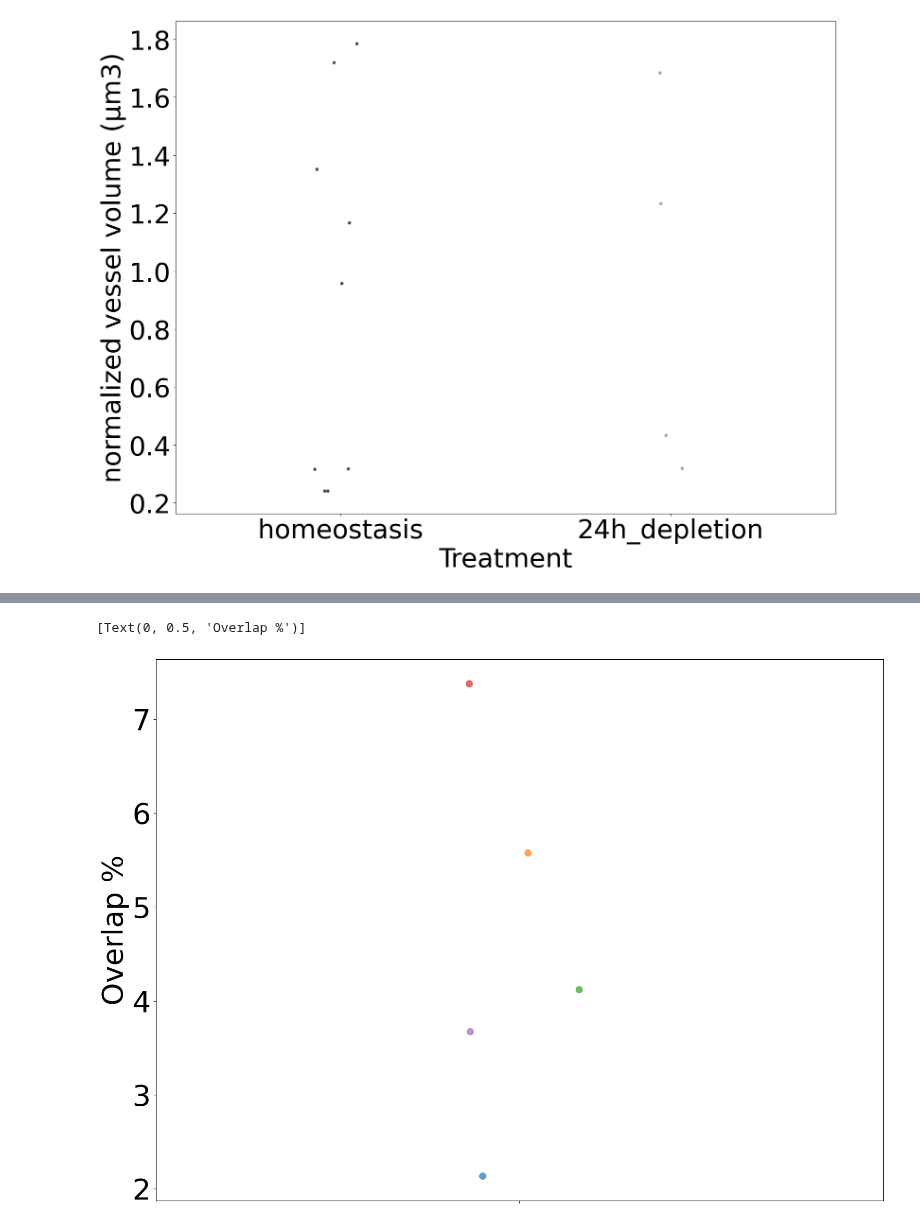
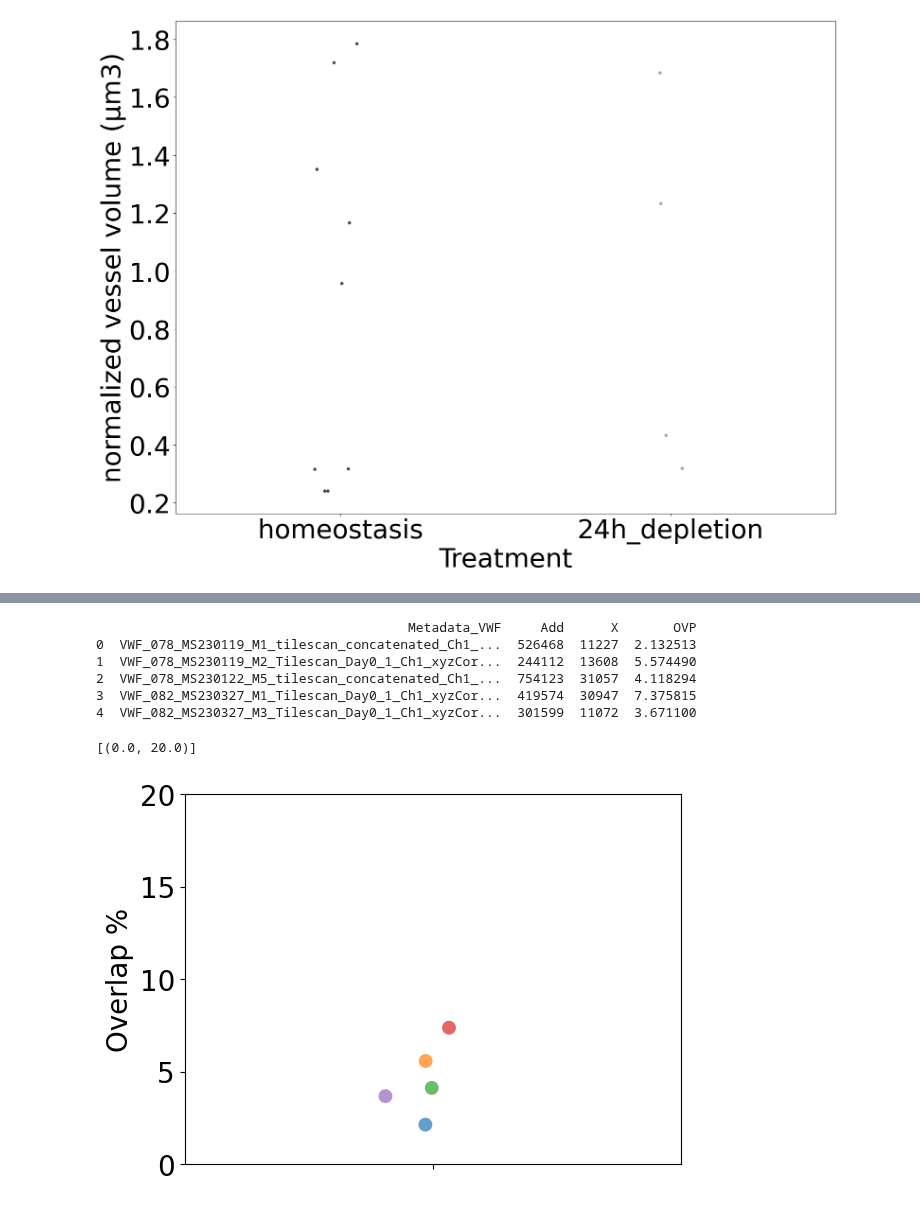
Before and after one commit to Mas515/Image_analysis, a Jupyter notebook: IVMtilescans_plot.ipynb, the cells around one changed output, grey strips where cells are left out. Saved outputs shown, nothing was run; the diff lists cells and outputs as text; code cells hidden in the pictures.

```diff
--- a/IVMtilescans_plot.ipynb
+++ b/IVMtilescans_plot.ipynb
@@ -648,7 +690,8 @@ plt.rcParams["font.size"]=20
 data=data[data['Treatment']!='ageing']
 # data=data[data['Treatment']=='ageing']
 # data=data[data['file_type']=='movie']
-# data=data[data['file_type']=='tilescan']
+data=data[data['file_type']=='tilescan']
+data=data[data['Hoxb5_status_corrected']!='Hoxb5_vwf']
 data=data[data['Time']==1]
 
 data['Final_Cell_ID']=data['file']+'_'+data['ID'].astype(str)
@@ -656,10 +699,11 @@ data['Batch_ID']=data['file'].str[0:19]
 data['Group']=data['Treatment']+'_'+data['Hoxb5_status_corrected']
 print(len(data['Final_Cell_ID'].unique()),len(data['Batch_ID'].unique()))
 
-# for r,b, in data.iterrows():
-#     data.loc[r,'distance_to_vessel']=data.loc[r,'distance_to_vessel']-4
-#     if data.loc[r,'distance_to_vessel']<0:
-#         data.loc[r,'distance_to_vessel']=0
+#substracting 4 because distance is measured from center of dot with 1um radius to edge of vessel
+for r,b, in data.iterrows():
+    data.loc[r,'distance_to_vessel']=data.loc[r,'distance_to_vessel']-4
+    if data.loc[r,'distance_to_vessel']<0:
+        data.loc[r,'distance_to_vessel']=0
 
 # # sns.histplot(data, x="distance_to_vessel", hue="Hoxb5_status_corrected", palette=['green','orange'], hue_order=('Hoxb5_vwf','hoxb5'), legend=False, binwidth=5, multiple="dodge")
 # # sns.histplot(data, x="distance_to_vessel", hue="Treatment", palette=['green','black'], hue_order=('homeostasis','24h_depletion'), legend=False, binwidth=5, multiple="dodge")
@@ -670,10 +714,11 @@ print(len(data['Final_Cell_ID'].unique()),len(data['Batch_ID'].unique()))
 # g[1].set(ylim=(0,20))
 # plt.show(g)
 
-# for r,b, in data.iterrows():
-#     data.loc[r,'distance_to_MK']=data.loc[r,'distance_to_MK']-4
-#     if data.loc[r,'distance_to_MK']<0:
-#         data.loc[r,'distance_to_MK']=0
+#substracting 4 because distance is measured from center of dot with 1um radius to edge of MK
+for r,b, in data.iterrows():
+    data.loc[r,'distance_to_MK']=data.loc[r,'distance_to_MK']-4
+    if data.loc[r,'distance_to_MK']<0:
+        data.loc[r,'distance_to_MK']=0
 
 # sns.histplot(data, x="distance_to_vessel", hue="Hoxb5_status_corrected", palette=['green','orange'], hue_order=('Hoxb5_vwf','hoxb5'), legend=False, binwidth=5, multiple="dodge")
 # sns.histplot(data, x="distance_to_vessel", hue="Treatment", palette=['green','black'], hue_order=('homeostasis','24h_depletion'), legend=False, binwidth=5, multiple="dodge")
@@ -684,27 +729,27 @@ print(len(data['Final_Cell_ID'].unique()),len(data['Batch_ID'].unique()))
 # g[1].set(ylim=(0,180))
 # plt.show(g)
 
-g=sns.stripplot(x=("Treatment"),hue='Hoxb5_status_corrected', y="distance_to_MK", data=data, dodge=True, alpha=0.7, order=('homeostasis','24h_depletion'), hue_order=('Hoxb5_vwf','hoxb5'), palette=('green','orange'))
+g=sns.stripplot(x=("Treatment"), y="distance_to_MK", color=('orange'), data=data, dodge=True, alpha=0.7, order=('homeostasis','24h_depletion'))
 plt.legend([], [], frameon=False)
 g.set(ylabel='µm')
 g.set(ylim=(0,180))
 plt.show(g)
 
-g=sns.stripplot(x=("Treatment"),hue='Hoxb5_status_corrected', y="distance_to_vessel", data=data, dodge=True, alpha=0.7, order=('homeostasis','24h_depletion'), hue_order=('Hoxb5_vwf','hoxb5'), palette=('green','orange'))
+g=sns.stripplot(x=("Treatment"), y="distance_to_vessel",color='orange', data=data, dodge=True, alpha=0.7, order=('homeostasis','24h_depletion'))
 plt.legend([], [], frameon=False)
 g.set(ylabel='µm')
 g.set(ylim=(0,110))
 plt.show(g)
-model = ols('distance_to_MK ~  C(Hoxb5_status_corrected) + C(Treatment)', data=data).fit()
-sm.stats.anova_lm(model, typ=2)
-sm.stats.multicomp.pairwise_tukeyhsd(data['distance_to_MK'], data['Group'], alpha=0.05).summary()
+# model = ols('distance_to_MK ~  C(Hoxb5_status_corrected) + C(Treatment)', data=data).fit()
+# sm.stats.anova_lm(model, typ=2)
+# # sm.stats.multicomp.pairwise_tukeyhsd(data['distance_to_MK'], data['Group'], alpha=0.05).summary()
 
-# sns.histplot(data, x="distance_to_MK", hue="Hoxb5_status_corrected", palette=['green','orange'], hue_order=('Hoxb5_vwf','hoxb5'), legend=False, binwidth=10, multiple="dodge")
-# data.to_csv('/Users/secchim/Documents/Experiments/distance analysis/plot.csv', index=False)
+# # sns.histplot(data, x="distance_to_MK", hue="Hoxb5_status_corrected", palette=['green','orange'], hue_order=('Hoxb5_vwf','hoxb5'), legend=False, binwidth=10, multiple="dodge")
+# # data.to_csv('/Users/secchim/Documents/Experiments/distance analysis/plot.csv', index=False)
 
 
 
-model = ols('distance_to_vessel ~  C(Hoxb5_status_corrected) + C(Treatment)', data=data).fit()
-sm.stats.anova_lm(model, typ=2)
-sm.stats.multicomp.pairwise_tukeyhsd(data['distance_to_vessel'], data['Group'], alpha=0.05).summary()
+# model = ols('distance_to_vessel ~  C(Hoxb5_status_corrected) + C(Treatment)', data=data).fit()
+# sm.stats.anova_lm(model, typ=2)
+# # sm.stats.multicomp.pairwise_tukeyhsd(data['distance_to_vessel'], data['Group'], alpha=0.05).summary()
 # %% [output]
@@ -980,33 +1020,41 @@ g.set(xlim=(0, 300))
 # %%
 ####MK OVERLAP 24H APART
 
 dataAdd=pd.read_csv('/Users/secchim/MK_ConvertImageToObjectsAdd.csv', index_col=None, header=0)
 grouped=dataAdd.groupby(['Metadata_VWF'])
 dflist=[]
 for i, newdf in grouped:
     newdf['Add']=sum(newdf['AreaShape_Volume'])
     dflist.append(newdf)
 
 dataAdd=pd.concat(dflist)
 dataAdd=dataAdd[['Metadata_VWF','Add']].drop_duplicates()
 
 dataX=pd.read_csv('/Users/secchim/MK_ConvertImageToObjectsX.csv', index_col=None, header=0)
 grouped=dataX.groupby(['Metadata_VWF'])
 dflist=[]
 for i, newdf in grouped:
     newdf['X']=sum(newdf['AreaShape_Volume'])
     dflist.append(newdf)
 dataX=pd.concat(dflist)
 dataX=dataX[['Metadata_VWF','X']].drop_duplicates()
 
+
 data=pd.merge(dataAdd, dataX[:], on = 'Metadata_VWF')
 for i,b in data.iterrows():
     data.loc[i,'OVP']=data.loc[i,'X']/data.loc[i,'Add']*100
-
+print(data)
 g=sns.stripplot(hue=("Metadata_VWF"), y="OVP", data=data, alpha=0.7, s=10)
 # plt.legend(title='Cell type', loc='upper center', labels=['Hoxb5+Vwf+', 'Hoxb5+Vwf-'])
 plt.legend([], [], frameon=False)
 g.set(ylabel='Overlap %')
+g.set(ylim=(0, 20))
 # %% [output]
-[Text(0, 0.5, 'Overlap %')]
+                                        Metadata_VWF     Add      X       OVP
+0  VWF_078_MS230119_M1_tilescan_concatenated_Ch1_...  526468  11227  2.132513
+1  VWF_078_MS230119_M2_Tilescan_Day0_1_Ch1_xyzCor...  244112  13608  5.574490
+2  VWF_078_MS230122_M5_tilescan_concatenated_Ch1_...  754123  31057  4.118294
+3  VWF_082_MS230327_M1_Tilescan_Day0_1_Ch1_xyzCor...  419574  30947  7.375815
+4  VWF_082_MS230327_M3_Tilescan_Day0_1_Ch1_xyzCor...  301599  11072  3.671100
+[(0.0, 20.0)]
-[figure, old version]
+[figure, new version]
```
Also changed, not shown: parts of 5 cells of this notebook.
